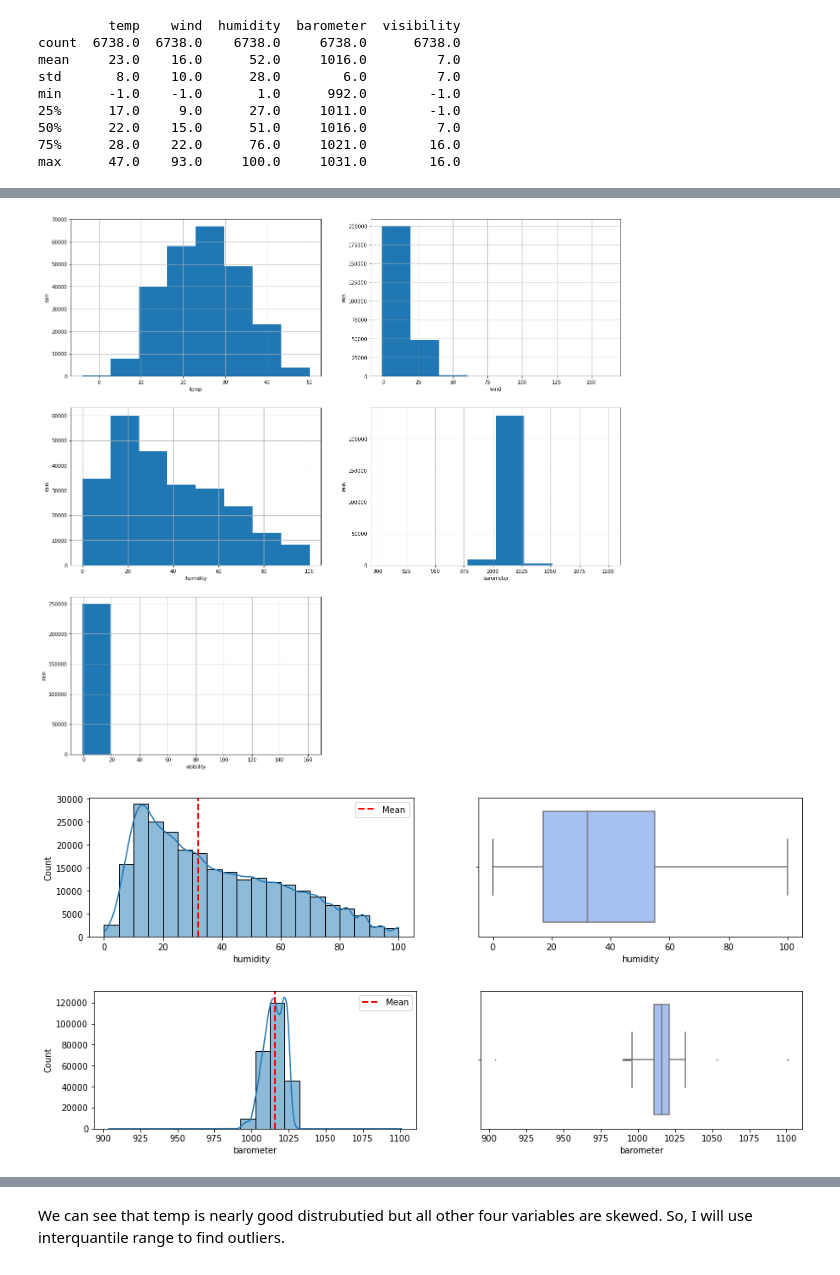
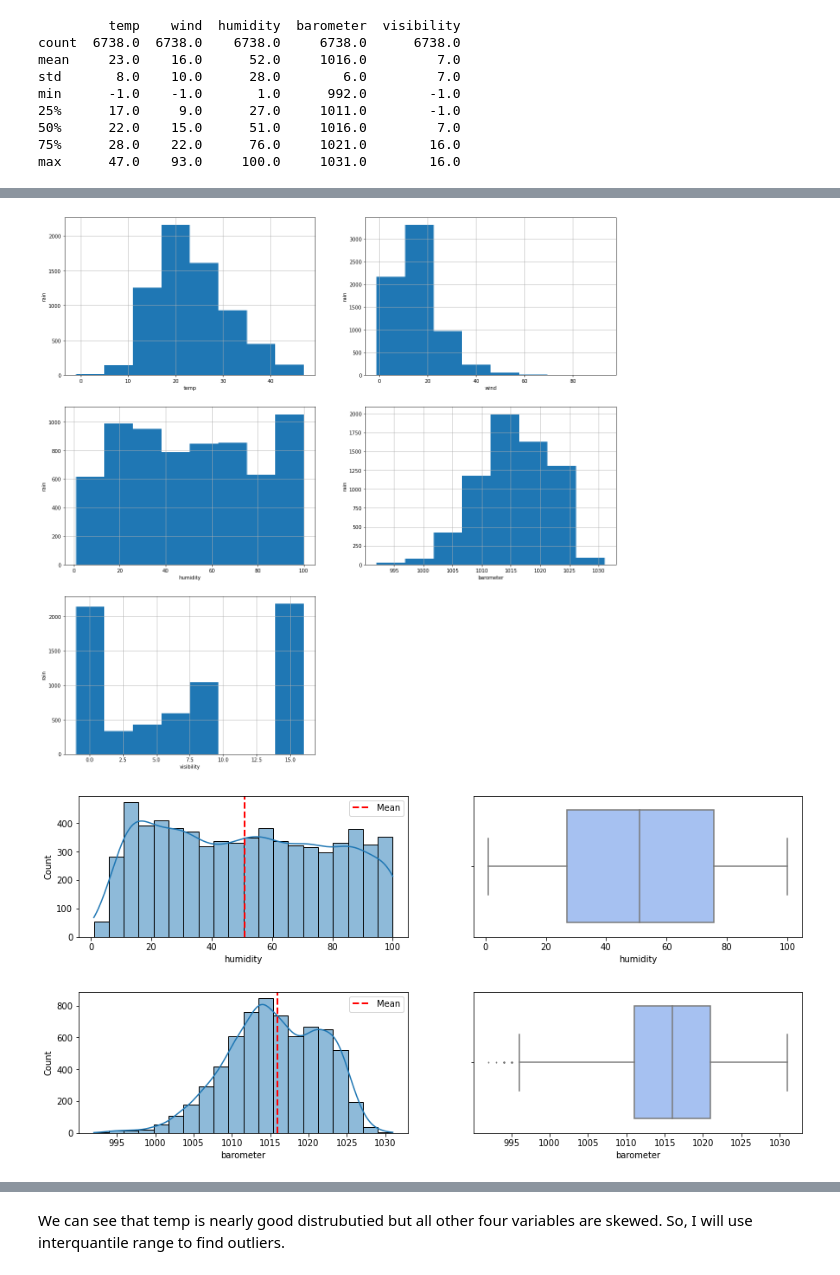
Before and after one commit to naiforfi/Bootcamp_repo, a Jupyter notebook: Saudi_Arabia_Rain.ipynb, the cells around one changed output, grey strips where cells are left out. Cells and saved outputs as stored; diff of their text form; code cells hidden in the pictures.

```diff
--- a/Saudi_Arabia_Rain.ipynb
+++ b/Saudi_Arabia_Rain.ipynb
@@ -327,5 +242,5 @@ rus.fit(X, y)
 #X_resampled, y_resampled = rus.sample(sample, sample[['rain']])
 X_resampled, y_resampled = rus.fit_resample(X, y)
 
-data_reshape = pd.concat([X_resampled,y_resampled], axis =1)
+data_resampled = pd.concat([X_resampled,y_resampled], axis =1)
 #new
@@ -433,45 +343,45 @@ sample = data.loc[:,'wind':'rain'].sample(10000)
 plt.figure(figsize=(20,20))
 
 plt.subplot(3, 2, 1)
-fig = data.temp.hist(bins=8);
+fig = data_resampled.temp.hist(bins=8);
 fig.set_xlabel('temp')
 fig.set_ylabel('rain')
 
 plt.subplot(3, 2, 2)
-fig = data.wind.hist(bins=8);
+fig = data_resampled.wind.hist(bins=8);
 fig.set_xlabel('wind')
 fig.set_ylabel('rain')
 
 plt.subplot(3, 2, 3)
-fig = data.humidity.hist(bins=8);
+fig = data_resampled.humidity.hist(bins=8);
 fig.set_xlabel('humidity')
 fig.set_ylabel('rain')
 
 
 plt.subplot(3, 2, 4)
-fig = data.barometer.hist(bins=8);
+fig = data_resampled.barometer.hist(bins=8);
 fig.set_xlabel('barometer')
 fig.set_ylabel('rain')
 
 plt.subplot(3, 2, 5)
-fig = data.visibility.hist(bins=8);
+fig = data_resampled.visibility.hist(bins=8);
 fig.set_xlabel('visibility')
 fig.set_ylabel('rain');
 # %% [output]
-[figure, old version]
+[figure, new version]
 # %%
-num_cols=data.loc[:,['humidity','barometer']].select_dtypes(include=['int64','float64']).columns.tolist() # a revised list of numerical features
+num_cols=data_resampled.loc[:,['humidity','barometer']].select_dtypes(include=['int64','float64']).columns.tolist() # a revised list of numerical features
 
 for i in num_cols:
 
     fig, axs = plt.subplots(1,2,figsize=(15, 3))
 
-    sns.histplot(data[i],bins=20, kde=True,ax=axs[0]);
-    sns.boxplot(data[i], ax = axs[1], color='#99befd', fliersize=1);
+    sns.histplot(data_resampled[i],bins=20, kde=True,ax=axs[0]);
+    sns.boxplot(data_resampled[i], ax = axs[1], color='#99befd', fliersize=1);
 
-    axs[0].axvline(data[i].median(), color='r', linewidth=2, linestyle='--', label='Mean')
+    axs[0].axvline(data_resampled[i].median(), color='r', linewidth=2, linestyle='--', label='Mean')
     axs[0].legend()
 # %% [output]
-[figure, old version]
+[figure, new version]
-[figure, old version]
+[figure, new version]
 # %%
```
Also changed, not shown: parts of 61 cells of this notebook, 2 other files.
